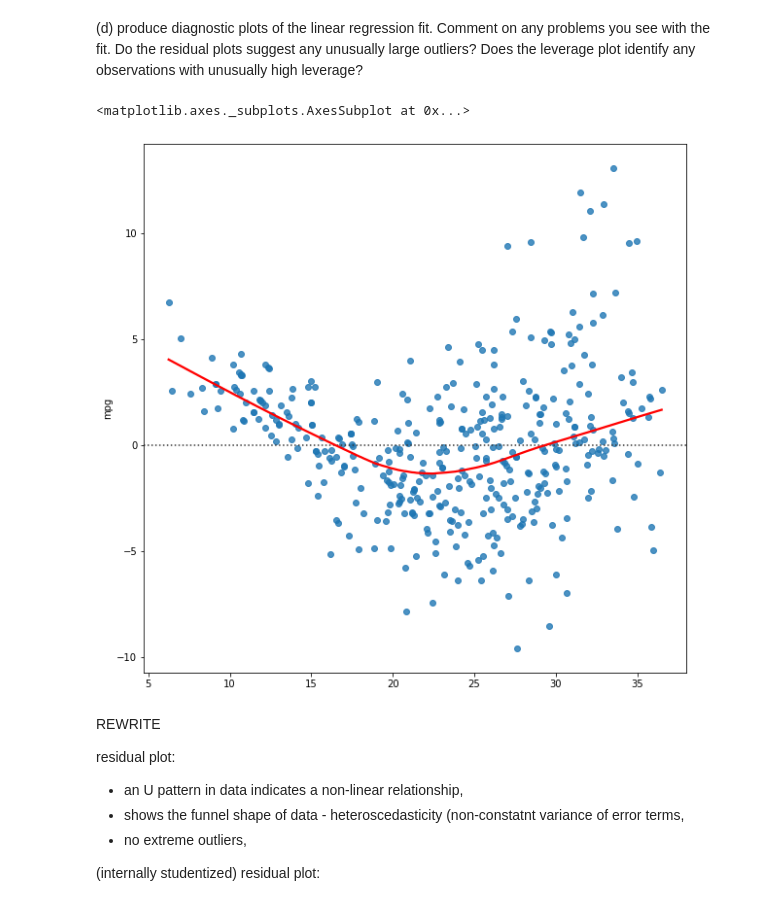
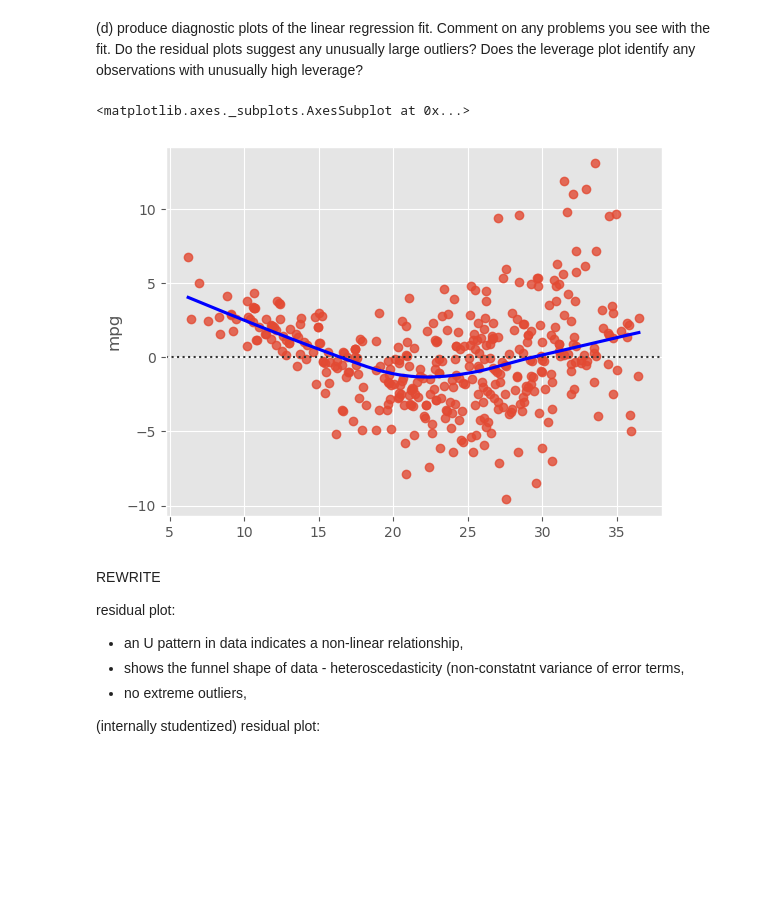
Before and after one commit to pi00trek/stats-ml, a Jupyter notebook: ISLR/3. linear regression - islr.ipynb, the cells around one changed output. Saved outputs shown, nothing was run; the diff lists cells and outputs as text; code cells hidden in the pictures; blank space fills up the shorter version.

```diff
--- a/ISLR/3. linear regression - islr.ipynb
+++ b/ISLR/3. linear regression - islr.ipynb
@@ -7,6 +7,8 @@ import seaborn as sns
 from sklearn.linear_model import LinearRegression
 import statsmodels.api as sm
 
+plt.style.use('ggplot')
+
 %matplotlib inline
 # %% [markdown]
 ## Loading and cleaning data
@@ -428,5 +430,7 @@ sns.pairplot(df)
 # %% [markdown]
 (b) Compute the matrix of correlations between the variables.
+# %%
+plt.style.use('ggplot')
 # %%
 df.corr()
 # %% [output]
@@ -505,10 +509,11 @@ leverage?
 # Residual plots
 # %%
 # seaborn built-in for residual plots
-sns.residplot(results.fittedvalues, 'mpg', data=df, lowess=True, line_kws={'color': 'red'})
+
+sns.residplot(results.fittedvalues, 'mpg', data=df, lowess=True, line_kws={'color': 'blue'})
 # %% [output]
 <matplotlib.axes._subplots.AxesSubplot at 0x...>
-[figure, old version]
+[figure, new version]
 # %% [markdown]
 REWRITE
 
```
Also changed, not shown: parts of 82 cells of this notebook.
